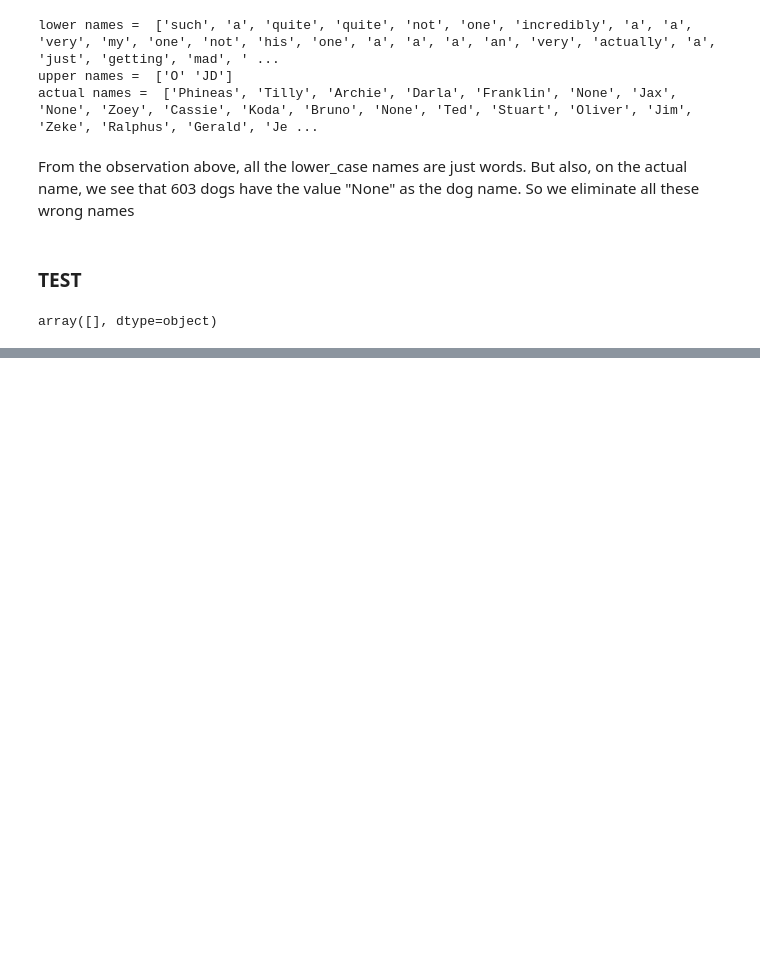
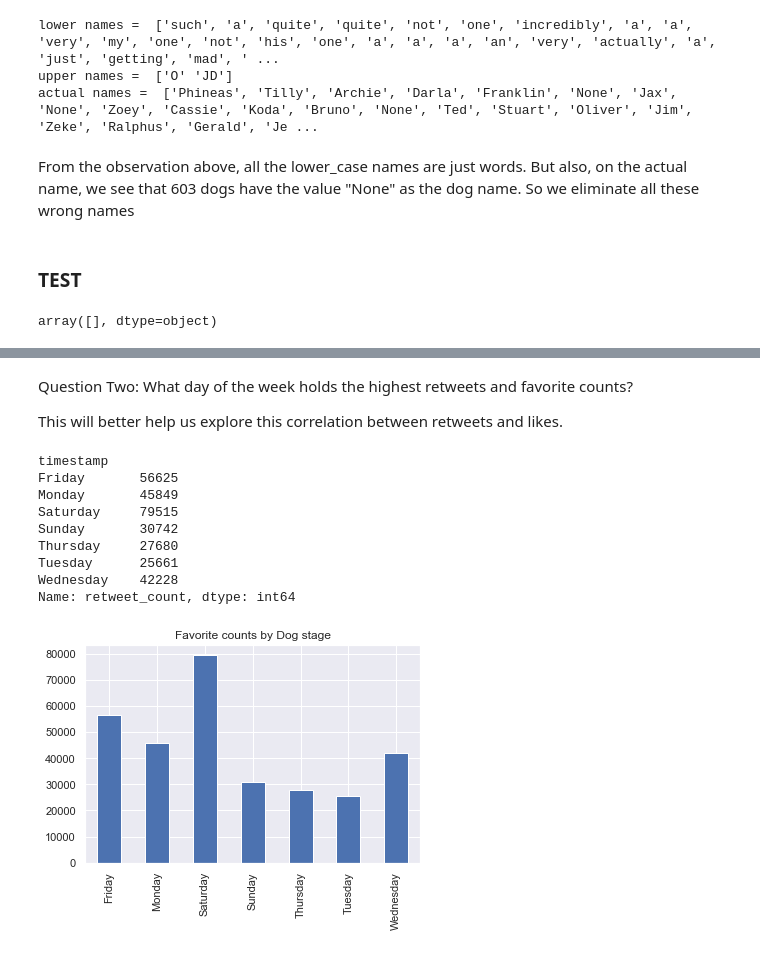
Before and after one commit to Nkem-Nwatu/We-rate-dogs, a Jupyter notebook: We_rate_dogs.ipynb, the cells around one changed output, grey strips where cells are left out. Cells and saved outputs as stored; diff of their text form; code cells hidden in the pictures; blank space fills up the shorter version.

```diff
--- a/We_rate_dogs.ipynb
+++ b/We_rate_dogs.ipynb
@@ -759,0 +952,18 @@ model_mpg[model_mpg['mpg_change'] == max_change]
+# %% [markdown]
+Question Two: What day of the week holds the highest retweets and favorite counts?
+
+This will better help us explore this correlation between retweets and likes.
+# %%
+print(master_data.groupby(master_data.timestamp.dt.day_name())['retweet_count'].agg('max'))
+master_data.groupby(master_data.timestamp.dt.day_name())['retweet_count'].agg('max').plot(kind = 'bar',title = 'Favorite counts by Dog stage', xlabel = '');
+# %% [output]
+timestamp
+Friday       56625
+Monday       45849
+Saturday     79515
+Sunday       30742
+Thursday     27680
+Tuesday      25661
+Wednesday    42228
+Name: retweet_count, dtype: int64
+[figure, added]
```
Also changed, not shown: parts of 60 cells of this notebook, 1 other file.
